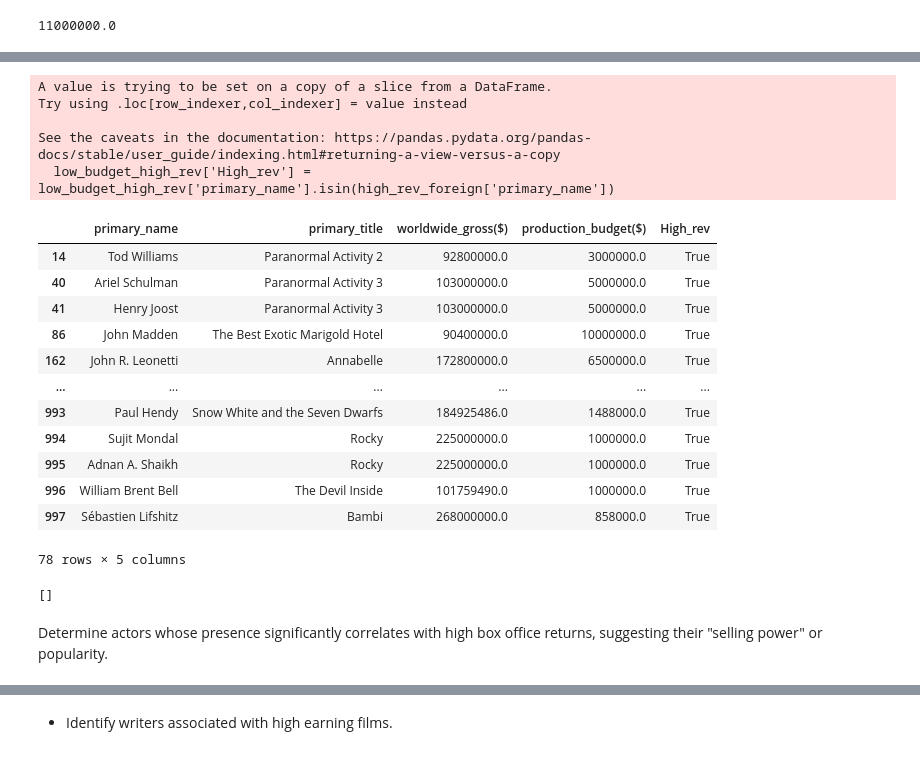
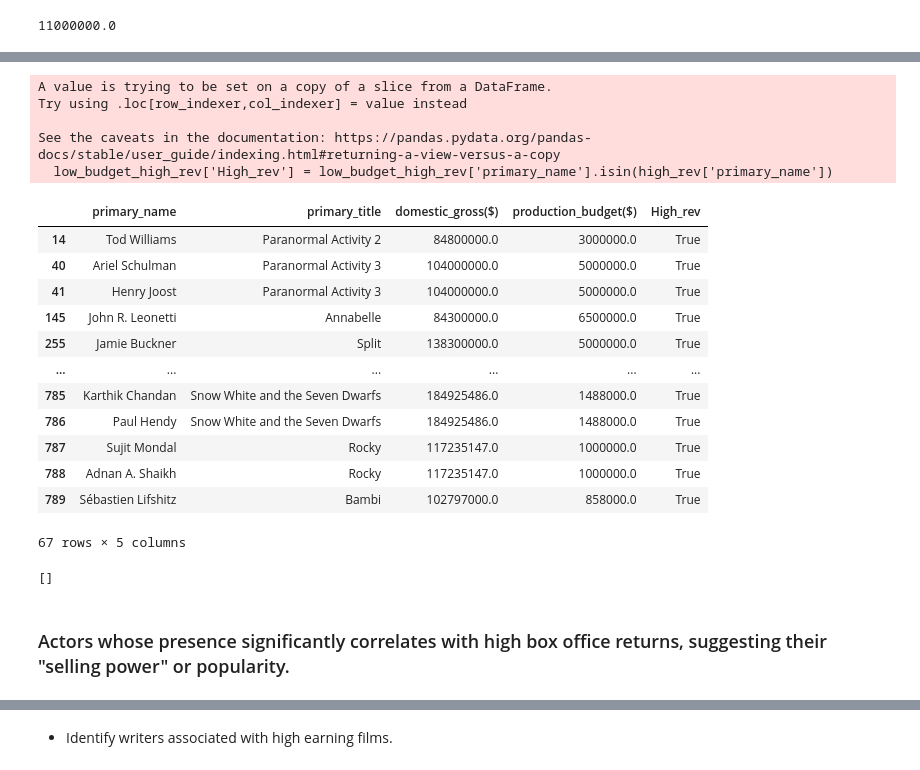
Before and after one commit to WamuyuGitz/movie-insights-project, a Jupyter notebook: vanessa.production_crew_analysis.ipynb, the cells around one changed output, grey strips where cells are left out. Saved outputs shown, nothing was run; the diff lists cells and outputs as text; code cells hidden in the pictures.

```diff
--- a/vanessa.production_crew_analysis.ipynb
+++ b/vanessa.production_crew_analysis.ipynb
@@ -1302,11 +1302,11 @@ high_rev_threshhold_foreign
 89538661.80000006
 # %%
 # Filter data to contain films that are in the 75th quantile.
-high_rev_domestic = film_directors[film_directors['domestic_gross($)'] > high_rev_threshhold_domestic]
+high_rev = film_directors[(film_directors['domestic_gross($)'] > high_rev_threshhold_domestic) & (film_directors['worldwide_gross($)'] > high_rev_threshhold_foreign)]
 
-high_rev_domestic = high_rev_domestic[['primary_name', 'primary_title', 'domestic_gross($)']]
+high_rev = high_rev[['primary_name', 'primary_title', 'domestic_gross($)']]
 
-high_rev_domestic
+high_rev
 # %% [output]
 |  | primary_name | primary_title | domestic_gross($) |
 | 0 | Lee Unkrich | Toy Story 3 | 415000000.0 |
@@ -1464,6 +1385,6 @@ low_budget_thresh
 # %% [output]
 11000000.0
 # %%
-directors_budget = high_rev_foreign.merge(production_budgets, on= 'primary_title', how= 'left')
+directors_budget = high_rev.merge(production_budgets, on= 'primary_title', how= 'left')
 directors_budget
 # %% [output]
@@ -1549,23 +1470,23 @@ plt.show()
 # %%
-low_budget_high_rev['High_rev'] = low_budget_high_rev['primary_name'].isin(high_rev_foreign['primary_name'])
+low_budget_high_rev['High_rev'] = low_budget_high_rev['primary_name'].isin(high_rev['primary_name'])
 low_budget_high_rev
 # %% [output]
 A value is trying to be set on a copy of a slice from a DataFrame.
 Try using .loc[row_indexer,col_indexer] = value instead
 
 See the caveats in the documentation: https://pandas.pydata.org/pandas-docs/stable/user_guide/indexing.html#returning-a-view-versus-a-copy
-  low_budget_high_rev['High_rev'] = low_budget_high_rev['primary_name'].isin(high_rev_foreign['primary_name'])
+  low_budget_high_rev['High_rev'] = low_budget_high_rev['primary_name'].isin(high_rev['primary_name'])
-|  | primary_name | primary_title | worldwide_gross($) | production_budget($) | High_rev |
-| 14 | Tod Williams | Paranormal Activity 2 | 92800000.0 | 3000000.0 | True |
-| 40 | Ariel Schulman | Paranormal Activity 3 | 103000000.0 | 5000000.0 | True |
-| 41 | Henry Joost | Paranormal Activity 3 | 103000000.0 | 5000000.0 | True |
-| 86 | John Madden | The Best Exotic Marigold Hotel | 90400000.0 | 10000000.0 | True |
-| 162 | John R. Leonetti | Annabelle | 172800000.0 | 6500000.0 | True |
+|  | primary_name | primary_title | domestic_gross($) | production_budget($) | High_rev |
+| 14 | Tod Williams | Paranormal Activity 2 | 84800000.0 | 3000000.0 | True |
+| 40 | Ariel Schulman | Paranormal Activity 3 | 104000000.0 | 5000000.0 | True |
+| 41 | Henry Joost | Paranormal Activity 3 | 104000000.0 | 5000000.0 | True |
+| 145 | John R. Leonetti | Annabelle | 84300000.0 | 6500000.0 | True |
+| 255 | Jamie Buckner | Split | 138300000.0 | 5000000.0 | True |
 | ... | ... | ... | ... | ... | ... |
-| 993 | Paul Hendy | Snow White and the Seven Dwarfs | 184925486.0 | 1488000.0 | True |
-| 994 | Sujit Mondal | Rocky | 225000000.0 | 1000000.0 | True |
-| 995 | Adnan A. Shaikh | Rocky | 225000000.0 | 1000000.0 | True |
-| 996 | William Brent Bell | The Devil Inside | 101759490.0 | 1000000.0 | True |
-| 997 | Sébastien Lifshitz | Bambi | 268000000.0 | 858000.0 | True |
+| 785 | Karthik Chandan | Snow White and the Seven Dwarfs | 184925486.0 | 1488000.0 | True |
+| 786 | Paul Hendy | Snow White and the Seven Dwarfs | 184925486.0 | 1488000.0 | True |
+| 787 | Sujit Mondal | Rocky | 117235147.0 | 1000000.0 | True |
+| 788 | Adnan A. Shaikh | Rocky | 117235147.0 | 1000000.0 | True |
+| 789 | Sébastien Lifshitz | Bambi | 102797000.0 | 858000.0 | True |
-78 rows × 5 columns
+67 rows × 5 columns
 # %%
@@ -1585,4 +1506,4 @@ exceptional_directors
 # %% [output]
 []
 # %% [markdown]
-Determine actors whose presence significantly correlates with high box office returns, suggesting their "selling power" or popularity.
+### Actors whose presence significantly correlates with high box office returns, suggesting their "selling power" or popularity.
```
Also changed, not shown: parts of 31 cells of this notebook.
